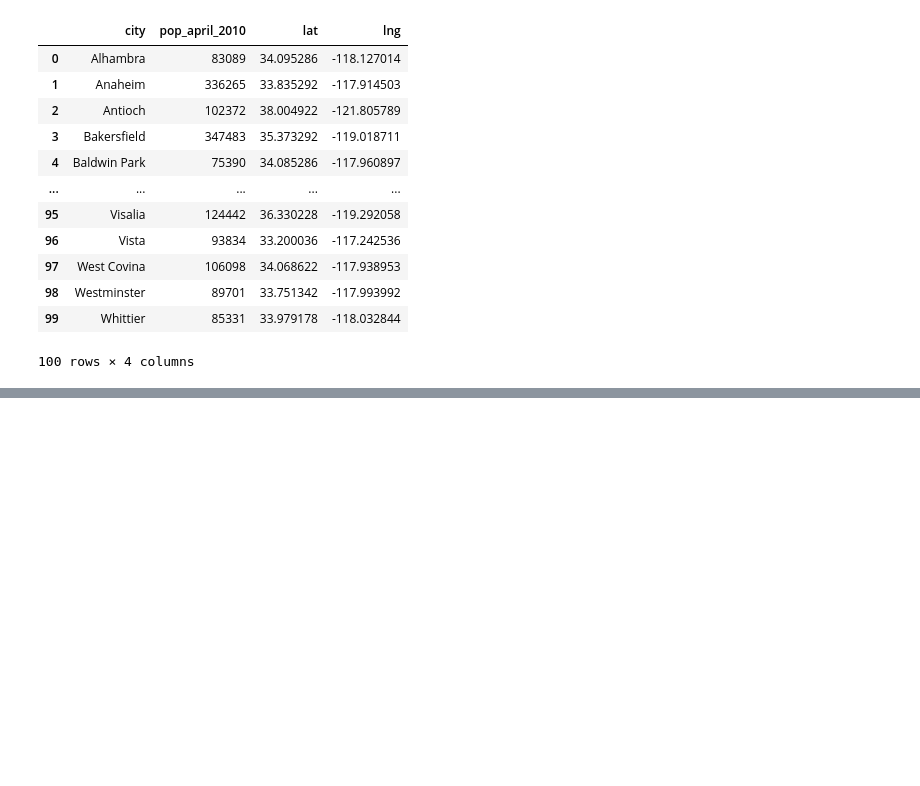
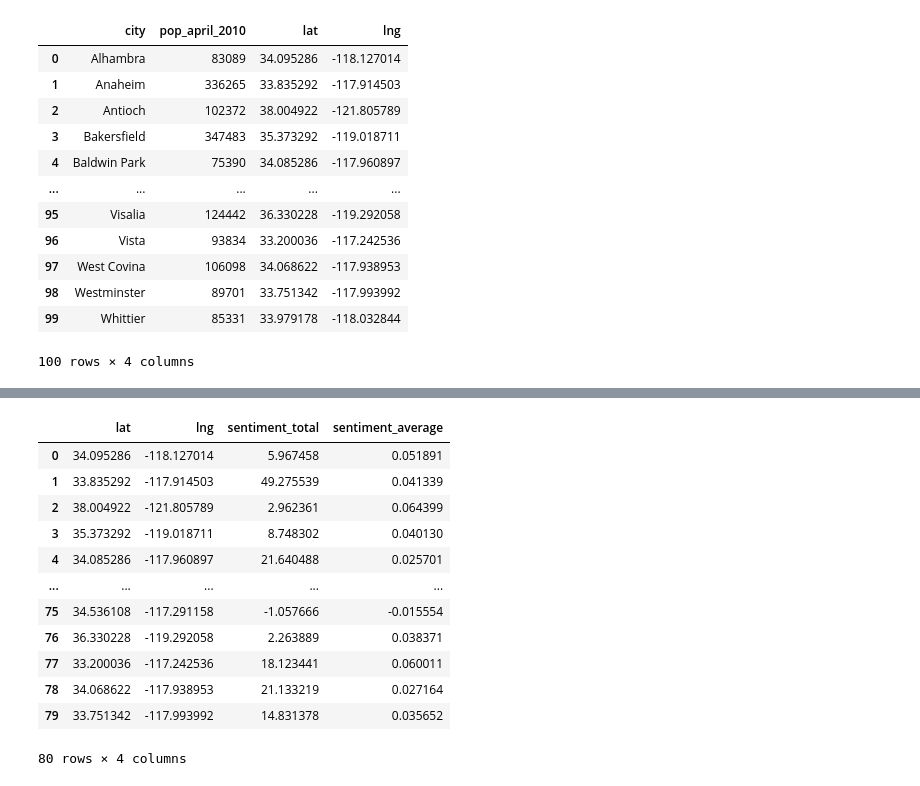
Before and after one commit to Jordan-0618/SuperPyMe, a Jupyter notebook: Greg's Workspace/twitter_scraping.ipynb, the cells around one changed output, grey strips where cells are left out. Cells and saved outputs as stored; diff of their text form; code cells hidden in the pictures; blank space fills up the shorter version.

```diff
--- a/Greg's Workspace/twitter_scraping.ipynb
+++ b/Greg's Workspace/twitter_scraping.ipynb
@@ -292,0 +283,7 @@ ValueError: Can only compare identically-labeled DataFrame objects
+# %%
+final_df_array = []
+
+for df in df_array:
+    print(df['date'].count())
+    if df['date'].count() > 30:
+        final_df_array.append(df)
@@ -292,0 +308,3 @@ ValueError: Can only compare identically-labeled DataFrame objects
+# %%
+for df in final_df_array:
+    print(df['date'].count())
@@ -292,0 +329,15 @@ ValueError: Can only compare identically-labeled DataFrame objects
+# %%
+rows = []
+
+for df in final_df_array:
+    sentiment_total = 0
+    df_len = df['date'].count()
+    i = 0
+    while i < df_len:
+        testimonial = TextBlob(df.loc[i, 'content'])
+        sentiment_total = sentiment_total + testimonial.sentiment.polarity
+        sentiment_average = sentiment_total/df_len
+        i = i+1
+    print(f"({df.loc[1,'lat']}, {df.loc[1,'lng']}): Sentiment Total = {sentiment_total}, Average Sentiment: {sentiment_average}")
+    rows.append([df.loc[1,'lat'],df.loc[1,'lng'], sentiment_total, sentiment_average])
+    print("-" *42)
@@ -292,0 +362,18 @@ ValueError: Can only compare identically-labeled DataFrame objects
+# %%
+total_sentiment_df = pd.DataFrame(rows, columns=["lat", "lng", "sentiment_total", "sentiment_average"])
+# %%
+total_sentiment_df
+# %% [output]
+|  | lat | lng | sentiment_total | sentiment_average |
+| 0 | 34.095286 | -118.127014 | 5.967458 | 0.051891 |
+| 1 | 33.835292 | -117.914503 | 49.275539 | 0.041339 |
+| 2 | 38.004922 | -121.805789 | 2.962361 | 0.064399 |
+| 3 | 35.373292 | -119.018711 | 8.748302 | 0.040130 |
+| 4 | 34.085286 | -117.960897 | 21.640488 | 0.025701 |
+| ... | ... | ... | ... | ... |
+| 75 | 34.536108 | -117.291158 | -1.057666 | -0.015554 |
+| 76 | 36.330228 | -119.292058 | 2.263889 | 0.038371 |
+| 77 | 33.200036 | -117.242536 | 18.123441 | 0.060011 |
+| 78 | 34.068622 | -117.938953 | 21.133219 | 0.027164 |
+| 79 | 33.751342 | -117.993992 | 14.831378 | 0.035652 |
+80 rows × 4 columns
```
Also changed, not shown: parts of 15 cells of this notebook, 1 other file.
